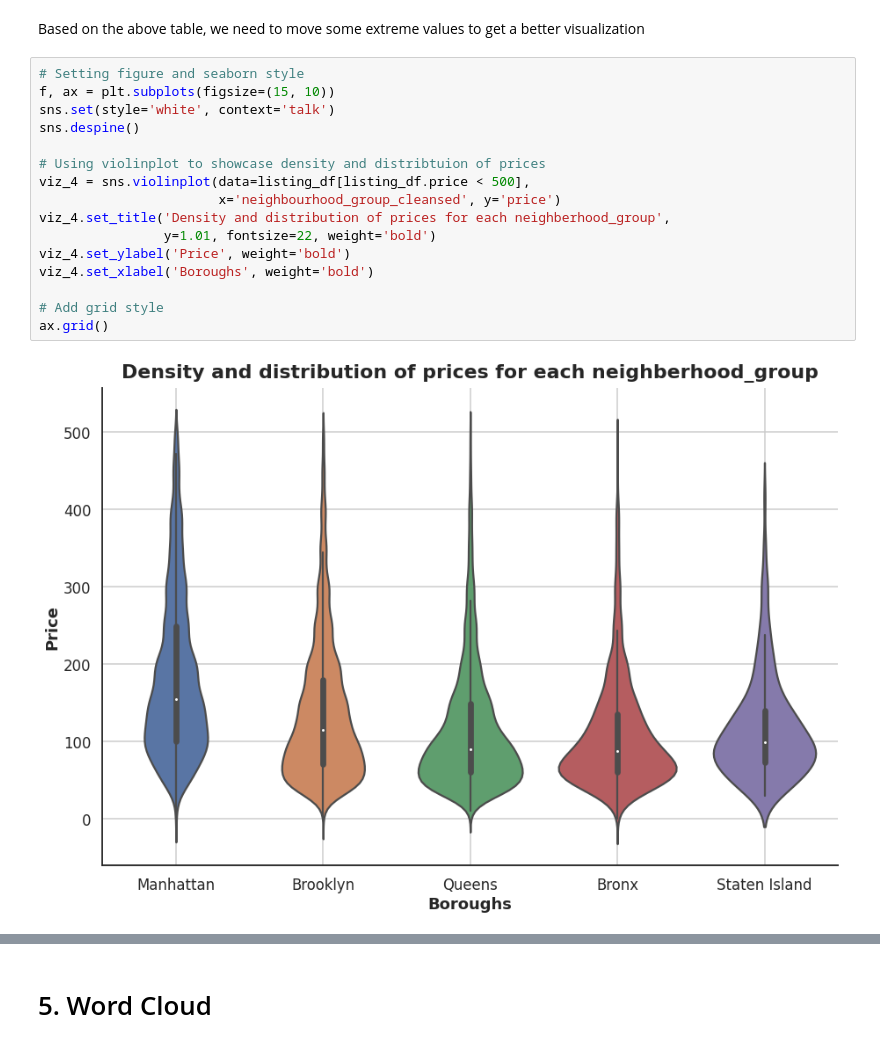
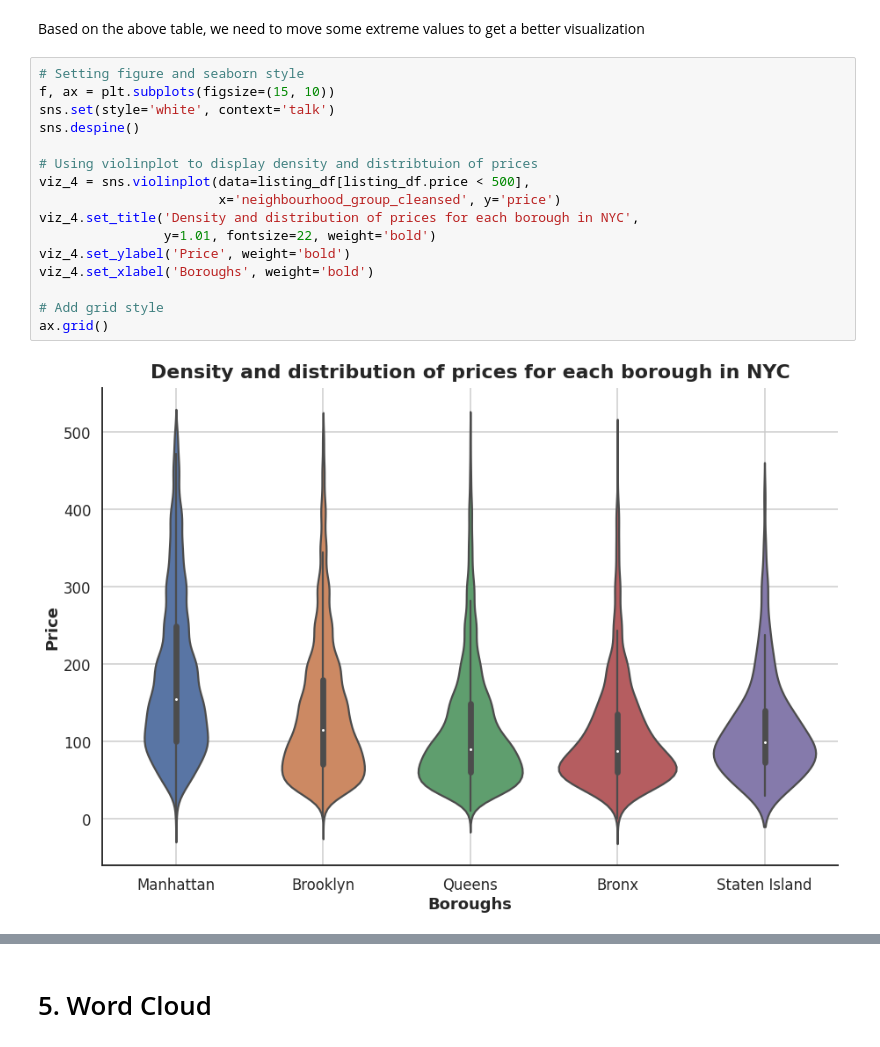
Before and after one commit to tmkhang1999/2022-NYC-Airbnb-Analytics, a Jupyter notebook: analysis.ipynb, the cells around one changed output, grey strips where cells are left out. Saved outputs shown, nothing was run; the diff lists cells and outputs as text.

```diff
--- a/analysis.ipynb
+++ b/analysis.ipynb
@@ -342,18 +343,18 @@ Based on the above table, we need to move some extreme values to get a better vi
 # %%
 # Setting figure and seaborn style
 f, ax = plt.subplots(figsize=(15, 10))
 sns.set(style='white', context='talk')
 sns.despine()
 
-# Using violinplot to showcase density and distribtuion of prices
+# Using violinplot to display density and distribtuion of prices
 viz_4 = sns.violinplot(data=listing_df[listing_df.price < 500],
                        x='neighbourhood_group_cleansed', y='price')
-viz_4.set_title('Density and distribution of prices for each neighberhood_group',
+viz_4.set_title('Density and distribution of prices for each borough in NYC',
                 y=1.01, fontsize=22, weight='bold')
 viz_4.set_ylabel('Price', weight='bold')
 viz_4.set_xlabel('Boroughs', weight='bold')
 
 # Add grid style
 ax.grid()
 # %% [output]
-[figure, old version]
+[figure, new version]
```
Also changed, not shown: parts of 9 cells of this notebook.
